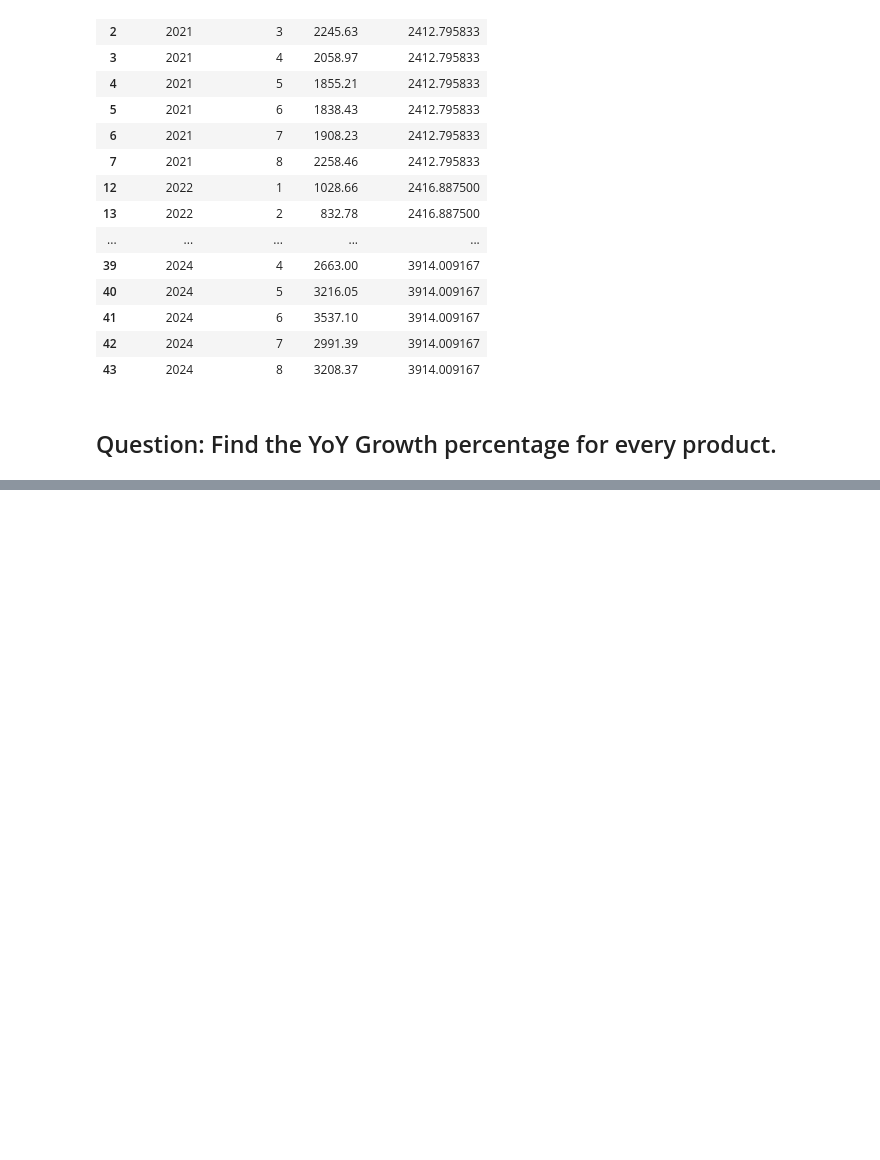
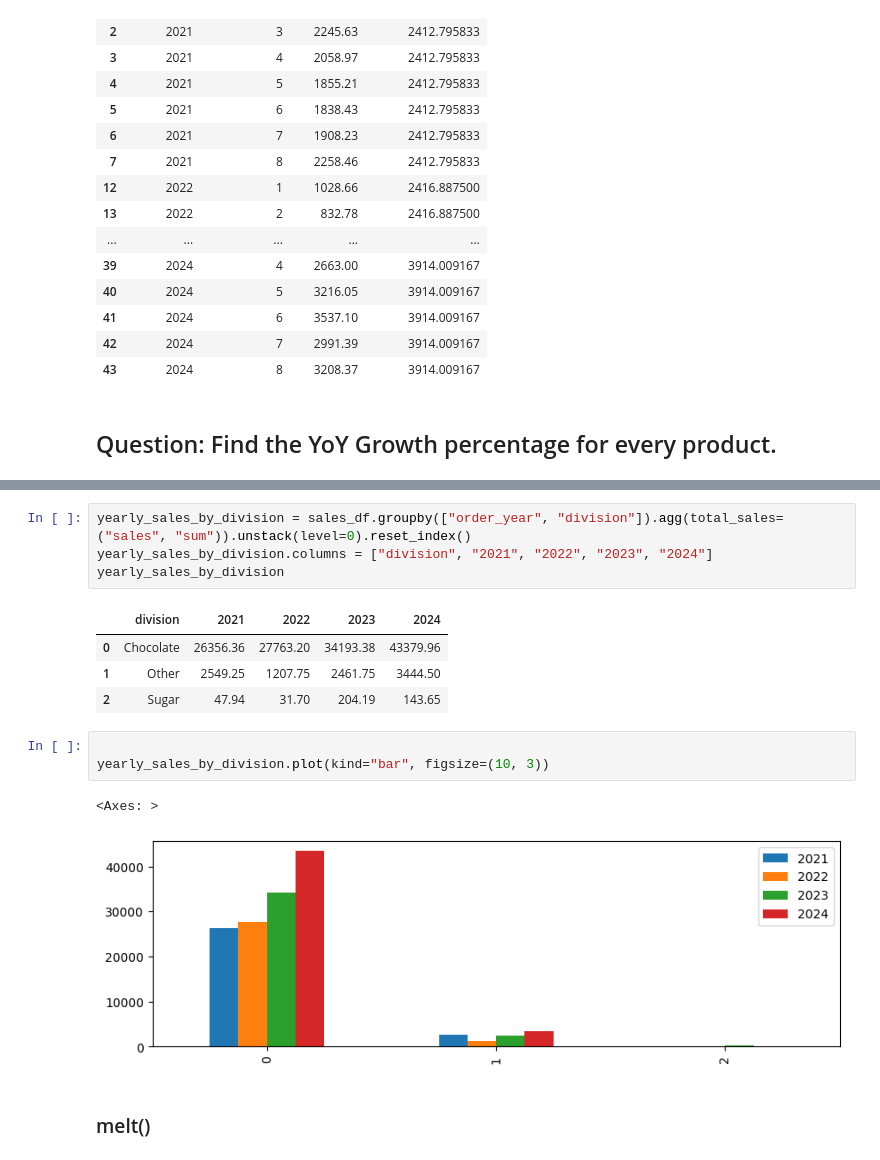
Before and after one commit to Pranishgrg21/Analysis_using_pandas, a Jupyter notebook: candy_sales_analysis.ipynb, the cells around one changed output, grey strips where cells are left out. Saved outputs shown, nothing was run; the diff lists cells and outputs as text; blank space fills up the shorter version.

```diff
--- a/candy_sales_analysis.ipynb
+++ b/candy_sales_analysis.ipynb
@@ -562,0 +1015,17 @@ monthly_sales_df
+# %%
+yearly_sales_by_division = sales_df.groupby(["order_year", "division"]).agg(total_sales=("sales", "sum")).unstack(level=0).reset_index()
+yearly_sales_by_division.columns = ["division", "2021", "2022", "2023", "2024"]
+yearly_sales_by_division
+# %% [output]
+|  | division | 2021 | 2022 | 2023 | 2024 |
+| 0 | Chocolate | 26356.36 | 27763.20 | 34193.38 | 43379.96 |
+| 1 | Other | 2549.25 | 1207.75 | 2461.75 | 3444.50 |
+| 2 | Sugar | 47.94 | 31.70 | 204.19 | 143.65 |
+# %%
+
+yearly_sales_by_division.plot(kind="bar", figsize=(10, 3))
+# %% [output]
+<Axes: >
+[figure, added]
+# %% [markdown]
+### melt()
```
Also changed, not shown: parts of 44 cells of this notebook, 1 other file.
